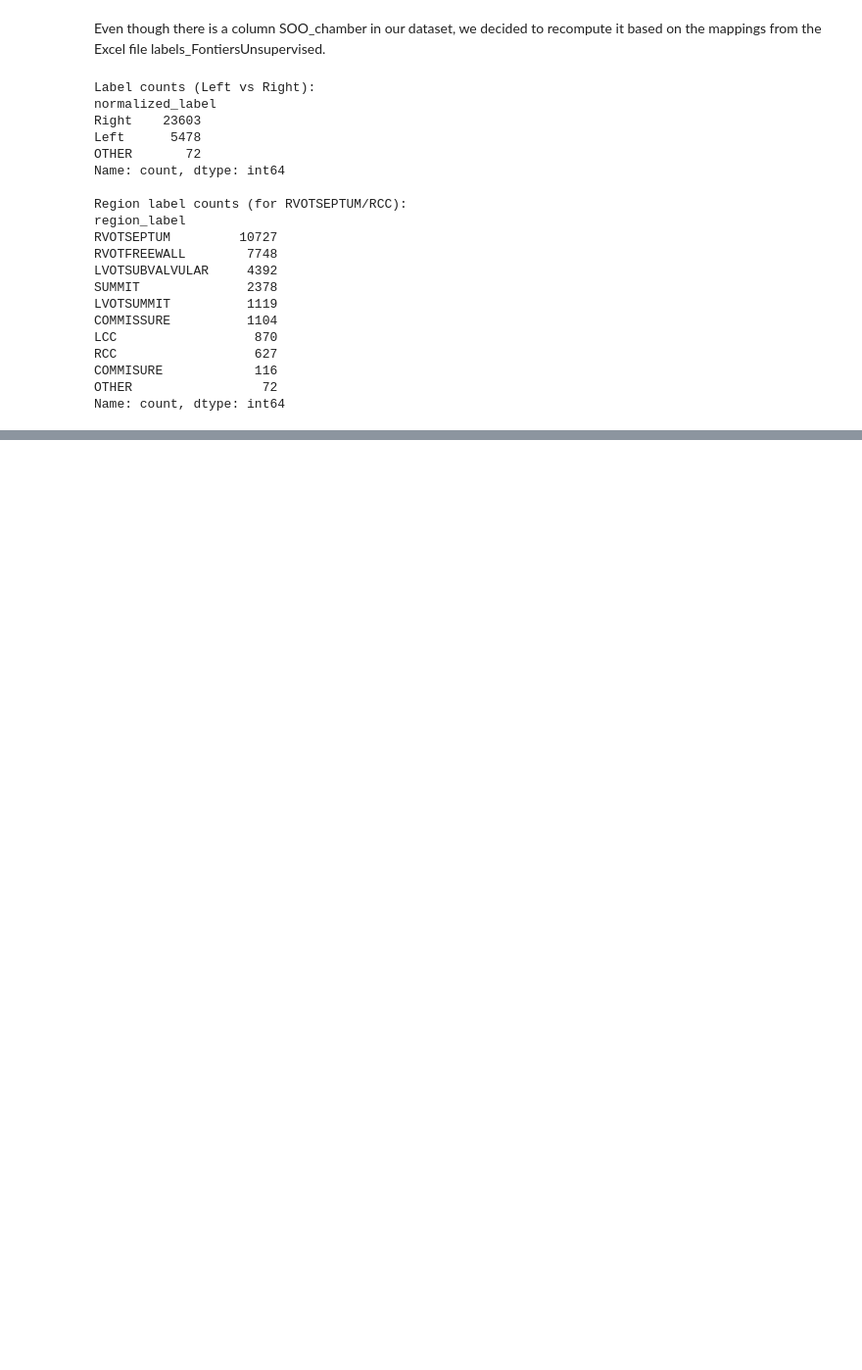
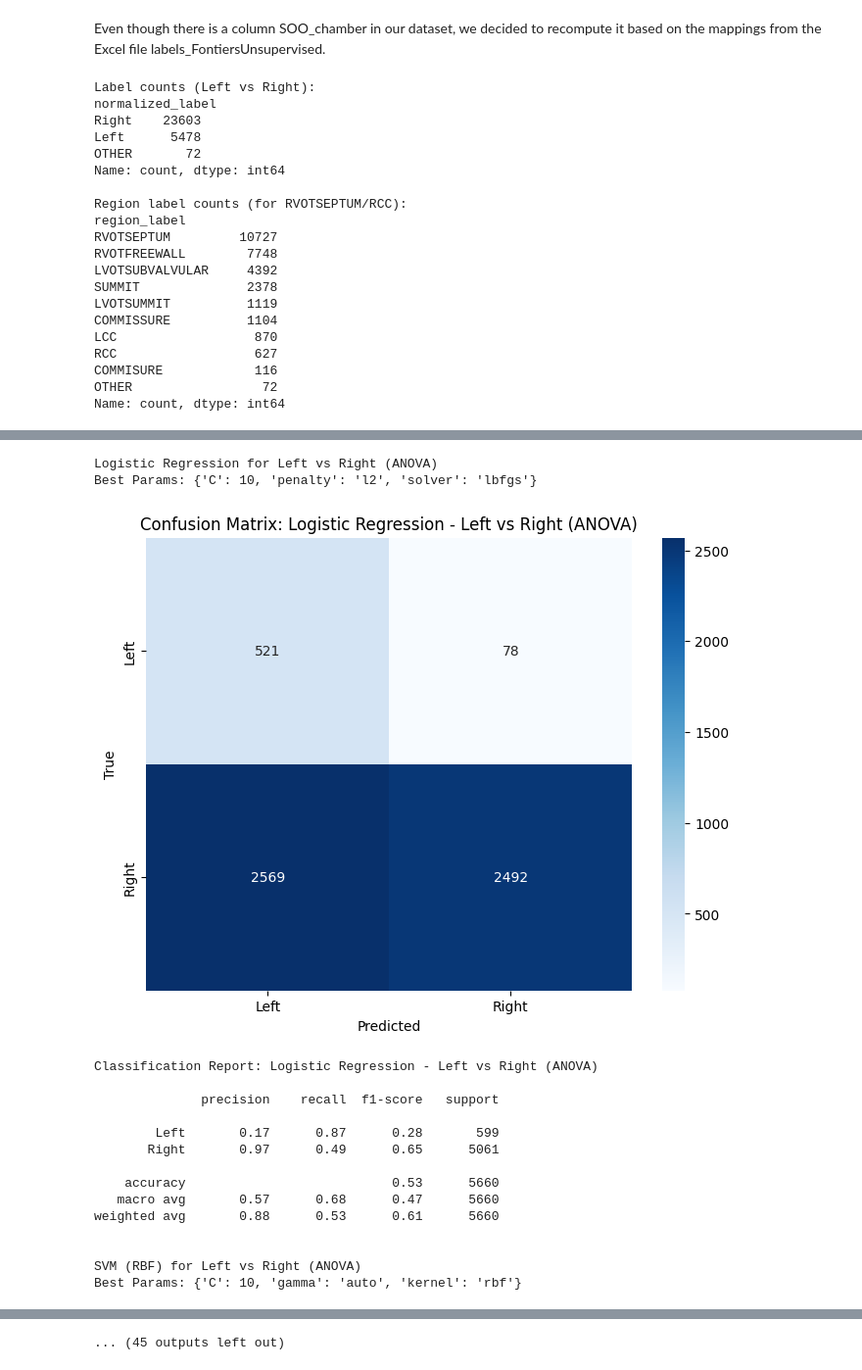
Before and after one commit to taniapazospuig/compbiomed-seminars, a Jupyter notebook: big_dataset_preprocessing.ipynb, the cells around one changed output, grey strips where cells are left out. Shown at 98% size. Saved outputs shown, nothing was run; the diff lists cells and outputs as text; code cells hidden in the pictures; blank space fills up the shorter version.

```diff
--- a/big_dataset_preprocessing.ipynb
+++ b/big_dataset_preprocessing.ipynb
@@ -927,18 +940,0 @@ weighted avg       0.89      0.80      0.83      5660
-# %%
-# XGBoost for RCC vs RVOTSEPTUM
-xgb_rcc = XGBClassifier(n_estimators=100, random_state=42, use_label_encoder=False, eval_metric='logloss')
-xgb_rcc.fit(X_train_rcc, y_train_rcc_final)
-
-y_pred_rcc = xgb_rcc.predict(X_test_rcc)
-
-# Evaluation
-plt.figure(figsize=(6, 5))
-sns.heatmap(confusion_matrix(y_test_rcc_final, y_pred_rcc), annot=True, fmt='d', cmap='Blues',
-            xticklabels=["RCC", "RVOTSEPTUM"], yticklabels=["RCC", "RVOTSEPTUM"])
-plt.title("Confusion Matrix - RCC vs RVOTSEPTUM")
-plt.xlabel("Predicted")
-plt.ylabel("True")
-plt.show()
-
-print("\nClassification Report: RCC vs RVOTSEPTUM")
-print(classification_report(y_test_rcc_final, y_pred_rcc, target_names=["RCC", "RVOTSEPTUM"]))
@@ -1115,0 +1017,50 @@ Best Params: {'C': 10, 'penalty': 'l2', 'solver': 'lbfgs'}
+# %%
+# ANOVA for Left vs Right
+train_and_evaluate_models_with_gridsearch(
+    X_train_lr_selected, y_train_lr,
+    X_test_lr_selected, y_test_lr,
+    label_names=["Left", "Right"],
+    task_name="Left vs Right (ANOVA)"
+)
+
+# MI for Left vs Right
+train_and_evaluate_models_with_gridsearch(
+    X_train_lr_selected_mi, y_train_lr,
+    X_test_lr_selected_mi, y_test_lr,
+    label_names=["Left", "Right"],
+    task_name="Left vs Right (MI)"
+)
+
+# ANOVA for RCC vs RVOTSEPTUM
+train_and_evaluate_models_with_gridsearch(
+    X_train_rcc_selected, y_train_rcc_final,
+    X_test_rcc_selected, y_test_rcc_final,
+    label_names=["RCC", "RVOTSEPTUM"],
+    task_name="RCC vs RVOTSEPTUM (ANOVA)"
+)
+
+# MI for RCC vs RVOTSEPTUM
+train_and_evaluate_models_with_gridsearch(
+    X_train_rcc_selected_mi, y_train_rcc_final,
+    X_test_rcc_selected_mi, y_test_rcc_final,
+    label_names=["RCC", "RVOTSEPTUM"],
+    task_name="RCC vs RVOTSEPTUM (MI)"
+)
+# %% [output]
+Logistic Regression for Left vs Right (ANOVA)
+Best Params: {'C': 10, 'penalty': 'l2', 'solver': 'lbfgs'}
+[figure, added]
+Classification Report: Logistic Regression - Left vs Right (ANOVA)
+
+              precision    recall  f1-score   support
+
+        Left       0.17      0.87      0.28       599
+       Right       0.97      0.49      0.65      5061
+
+    accuracy                           0.53      5660
+   macro avg       0.57      0.68      0.47      5660
+weighted avg       0.88      0.53      0.61      5660
+
+
+SVM (RBF) for Left vs Right (ANOVA)
+Best Params: {'C': 10, 'gamma': 'auto', 'kernel': 'rbf'}
@@ -1115,0 +1128 @@ Best Params: {'C': 10, 'penalty': 'l2', 'solver': 'lbfgs'}
+... (45 outputs left out)
```
Also changed, not shown: parts of 19 cells of this notebook, 1 other file.
